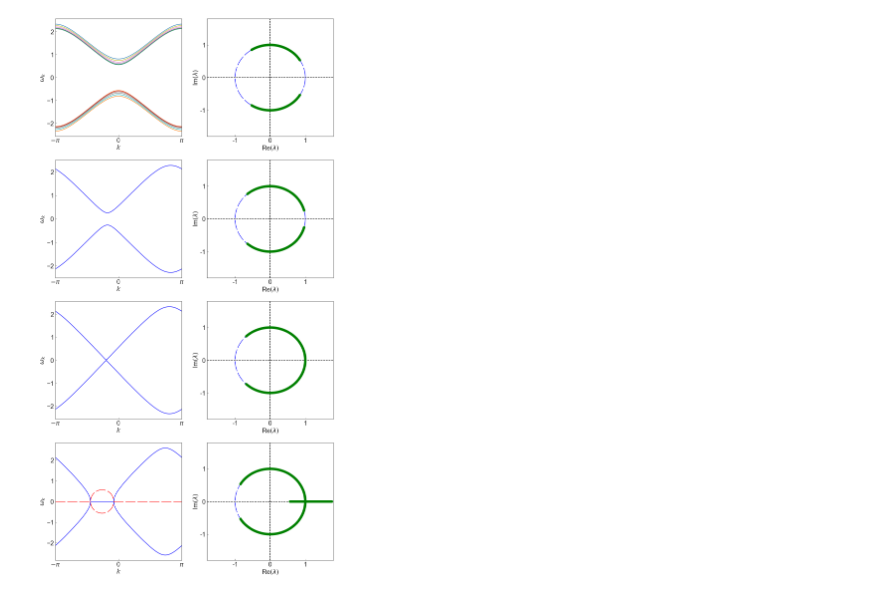
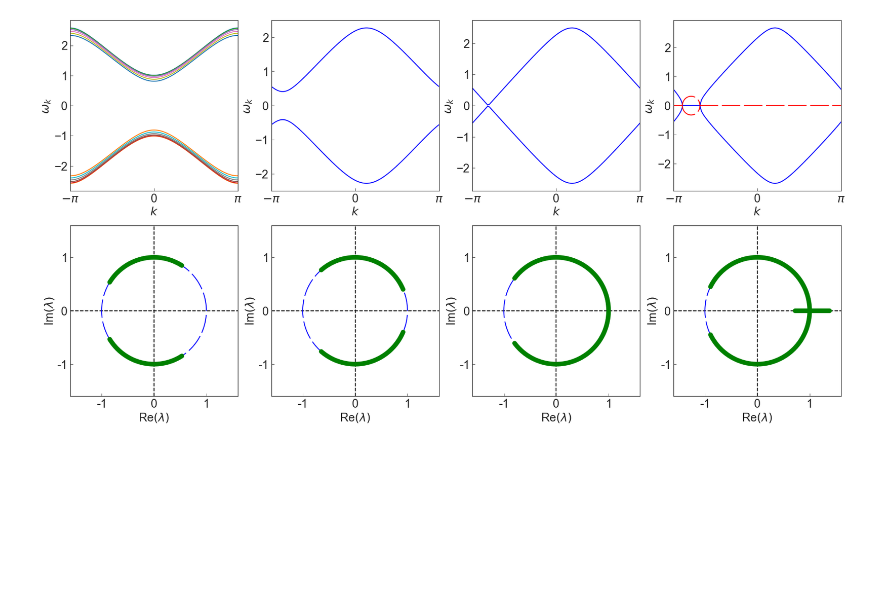
Before and after one commit to HAOQINGZHANG1234/quantumwalk, a Jupyter notebook: code/19_10_9_fig_for_paper.ipynb, the cells around one changed output. Cells and saved outputs as stored; diff of their text form; code cells hidden in the pictures; blank space fills up the shorter version.

```diff
--- a/code/19_10_9_fig_for_paper.ipynb
+++ b/code/19_10_9_fig_for_paper.ipynb
@@ -713,4 +729,6 @@ yeta = (1 + sin(theta_1/2)*sin(theta_2/2))/np.sqrt((cos(theta_1/2)*cos(theta_2/2
 # %%
-chi_0 = np.arcsin(np.sqrt(((1 + sin(theta_1/2)*sin(theta_2/2))**2-(cos(theta_1/2)*cos(theta_2/2))**2)/cos((theta_1+theta_2)/2)**2))
-print(chi_0)
+theta_1 = np.pi/7
+theta_2 = np.pi/2
+yeta = (1 - cos(np.pi/3)**2*sin(theta_1/2)*sin(theta_2/2))/np.sqrt((cos(theta_1/2)*cos(theta_2/2)+sin(np.pi/3)**2*sin(theta_1)*sin(theta_2))**2+(sin((theta_1+theta_2)/2)*sin(np.pi/3))**2)
+print(yeta)
 # %% [output]
@@ -724,8 +736,10 @@ print(k_1, k_2)
 # %%
 from numpy import cos,sin
 def f1(theta_1, theta_2, chi, k):
-    return np.arccos(cos(k)*cos(theta_1/2)*cos(theta_2/2)-sin(theta_1/2)*sin(theta_2/2)-cos((theta_1+theta_2)/2)*sin(chi)*sin(k))
+    return np.arccos(-cos(k)*cos(theta_1/2)*cos(theta_2/2)+cos(chi)**2*sin(theta_1/2)*sin(theta_2/2)-sin((theta_1+theta_2)/2)*sin(chi)*sin(k)-cos(k)*sin(chi)**2*sin(theta_1/2)*sin(theta_2/2))
 def f2(theta_1, theta_2, chi, k):
     return np.arccos(cos(k)*cos(theta_1/2)*cos(theta_2/2)-sin(theta_1/2)*sin(theta_2/2)*cos(chi))
-def f3(k):
-    return np.arccosh(cos(k)*cos(theta_1/2)*cos(theta_2/2)-sin(theta_1/2)*sin(theta_2/2)-cos((theta_1+theta_2)/2)*sin(chi_1)*sin(k))
+def f3(chi, k):
+    return np.arccosh(-cos(k)*cos(theta_1/2)*cos(theta_2/2)+cos(chi)**2*sin(theta_1/2)*sin(theta_2/2)-sin((theta_1+theta_2)/2)*sin(chi)*sin(k)-cos(k)*sin(chi)**2*sin(theta_1/2)*sin(theta_2/2))
+def f4(theta_1, theta_2, chi):
+    return (1 - cos(chi)**2*sin(theta_1/2)*sin(theta_2/2))/np.sqrt((cos(theta_1/2)*cos(theta_2/2)+sin(chi)**2*sin(theta_1/2)*sin(theta_2/2))**2+(sin((theta_1+theta_2)/2)*sin(chi))**2)
@@ -732,3 +749,8 @@ def f3(k):
+# %%
+f3(np.pi/4, -2.149544932992765)
+k_1 = -2.149544932992765
+f3(np.pi/4, -2.80936345001634)
+k_2 = -2.80936345001634
 # %%
 def circle(count=1000):
     xarr=[]
@@ -748,17 +770,18 @@ def Circle(theta_1, theta_2, count=1000):
         yarr.append(np.sin(j))
     line, =plt.plot(xarr,yarr,color = 'green',linewidth=10)
 # %%
-plt.figure(figsize=(20,40))
+plt.figure(figsize=(30,15))
 k = np.linspace(-np.pi, np.pi, 100)
+theta_1 = np.pi/7
 theta_2 = np.pi/2
-theta_1 = -np.pi/7
+chi_0 = 0.6342677422703419
 chi = np.linspace(0, np.pi/2, 6)
-chi_1 = np.pi/3
-Chi = np.pi/6
+chi_1 = np.pi/4
+Chi = np.pi/8
 my_x_ticks = [0, -np.pi, np.pi]
 x_ticks = [0, -1, 1]
 y_ticks = [0, -1, 1]
-plt.subplot(4,2,1)
+plt.subplot(2,4,1)
 plt.xlim((-np.pi, np.pi))
 plt.xticks(my_x_ticks, (0, '$-\pi$', '$\pi$'))
 plt.xlabel('$k$')
@@ -766,11 +789,11 @@ plt.ylabel('$\omega_{k}$')
 for c in chi:
     plt.plot(k, f2(theta_1, theta_2, c, k))
     plt.plot(k, -f2(theta_1, theta_2, c, k))
-plt.subplot(4,2,2)
-plt.xlim((-1.8, 1.8))
-plt.ylim((-1.8, 1.8))
-plt.vlines(0, -1.8, 1.8, linestyles = "dashed")
-plt.hlines(0, -1.8, 1.8, linestyles = "dashed")
+plt.subplot(2,4,5)
+plt.xlim((-1.6, 1.6))
+plt.ylim((-1.6, 1.6))
+plt.vlines(0, -1.6, 1.6, linestyles = "dashed")
+plt.hlines(0, -1.6, 1.6, linestyles = "dashed")
 plt.xticks(x_ticks, (0, -1, 1))
 plt.yticks(y_ticks, (0, -1, 1))
 plt.xlabel('Re$(\lambda)$')
@@ -778,7 +801,7 @@ plt.ylabel('Im$(\lambda)$')
 circle()
 Circle(f2(theta_1, theta_2, 0, 0), f2(theta_1, theta_2, 0, np.pi))
 Circle(-f2(theta_1, theta_2, 0, 0), -f2(theta_1, theta_2, 0, np.pi))
-plt.subplot(4,2,3)
+plt.subplot(2,4,2)
 plt.xlim((-np.pi, np.pi))
 plt.xticks(my_x_ticks, (0, '$-\pi$', '$\pi$'))
 plt.plot(k, f1(theta_1, theta_2, Chi, k), c='b')
@@ -787,11 +810,11 @@ t_max = max(f1(theta_1, theta_2, Chi, k))
 t_min = min(f1(theta_1, theta_2, Chi, k))
 plt.xlabel('$k$')
 plt.ylabel('$\omega_{k}$')
-plt.subplot(4,2,4)
-plt.xlim((-1.8, 1.8))
-plt.ylim((-1.8, 1.8))
-plt.vlines(0, -1.8, 1.8, linestyles = "dashed")
-plt.hlines(0, -1.8, 1.8, linestyles = "dashed")
+plt.subplot(2,4,6)
+plt.xlim((-1.6, 1.6))
+plt.ylim((-1.6, 1.6))
+plt.vlines(0, -1.6, 1.6, linestyles = "dashed")
+plt.hlines(0, -1.6, 1.6, linestyles = "dashed")
 plt.xticks(x_ticks, (0, -1, 1))
 plt.yticks(y_ticks, (0, -1, 1))
 circle()
@@ -799,7 +822,7 @@ Circle(t_min, t_max)
 Circle(-t_min, -t_max)
 plt.xlabel('Re$(\lambda)$')
 plt.ylabel('Im$(\lambda)$')
-plt.subplot(4,2,5)
+plt.subplot(2,4,3)
 plt.xlabel('$k$')
 plt.ylabel('$\omega_{k}$')
 plt.xlim((-np.pi, np.pi))
@@ -808,11 +831,12 @@ plt.plot(k, f1(theta_1, theta_2, chi_0, k), c='b')
 plt.plot(k, -f1(theta_1, theta_2, chi_0, k), c='b')
 t_max_0 = max(f1(theta_1, theta_2, chi_0, k))
 t_min_0 = min(f1(theta_1, theta_2, chi_0, k))
-plt.subplot(4,2,6)
-plt.xlim((-1.8, 1.8))
-plt.ylim((-1.8, 1.8))
-plt.vlines(0, -1.8, 1.8, linestyles = "dashed")
-plt.hlines(0, -1.8, 1.8, linestyles = "dashed")
+print(t_max_0, t_min_0)
+plt.subplot(2,4,7)
+plt.xlim((-1.6, 1.6))
+plt.ylim((-1.6, 1.6))
+plt.vlines(0, -1.6, 1.6, linestyles = "dashed")
+plt.hlines(0, -1.6, 1.6, linestyles = "dashed")
 plt.xticks(x_ticks, (0, -1, 1))
 plt.yticks(y_ticks, (0, -1, 1))
 circle()
@@ -820,7 +844,7 @@ Circle(t_min_0, t_max_0)
 Circle(-t_min_0, -t_max_0)
 plt.xlabel('Re$(\lambda)$')
 plt.ylabel('Im$(\lambda)$')
-plt.subplot(4,2,7)
+plt.subplot(2,4,4)
 plt.xlabel('$k$')
 plt.ylabel('$\omega_{k}$')
 plt.xlim((-np.pi, np.pi))
@@ -835,20 +859,20 @@ plt.plot(k2, -f1(theta_1, theta_2, chi_1, k2), c='b')
 t_max_1 = max(f1(theta_1, theta_2, chi_1, k2))
 t_min_1 = 0
 plt.plot(k3, np.zeros(100), c='b')
-line1, = plt.plot(k3, f3(k3), c='r', linestyle="-")
-line2, = plt.plot(k3, -f3(k3), c='r', linestyle="-")
+line1, = plt.plot(k3, f3(chi_1, k3), c='r', linestyle="-")
+line2, = plt.plot(k3, -f3(chi_1, k3), c='r', linestyle="-")
 line3, = plt.plot(k1, np.zeros(100), c='r', linestyle="-")
 line4, = plt.plot(k2, np.zeros(100), c='r', linestyle="-")
-t_max_2 = max(f3(k3))
+t_max_2 = max(f3(chi_1, k3))
 line1.set_dashes((20,4))
 line2.set_dashes((20,4))
 line3.set_dashes((20,4))
 line4.set_dashes((20,4))
-plt.subplot(4,2,8)
-plt.xlim((-1.8, 1.8))
-plt.ylim((-1.8, 1.8))
-plt.vlines(0, -1.8, 1.8, linestyles = "dashed")
-plt.hlines(0, -1.8, 1.8, linestyles = "dashed")
+plt.subplot(2,4,8)
+plt.xlim((-1.6, 1.6))
+plt.ylim((-1.6, 1.6))
+plt.vlines(0, -1.6, 1.6, linestyles = "dashed")
+plt.hlines(0, -1.6, 1.6, linestyles = "dashed")
 plt.xticks(x_ticks, (0, -1, 1))
 plt.yticks(y_ticks, (0, -1, 1))
 circle()
@@ -862 +887 @@ plt.savefig('../fig/symmetry.pdf')
-[figure, old version]
+[figure, new version]
```
Also changed, not shown: parts of 28 cells of this notebook, 35 other files.
